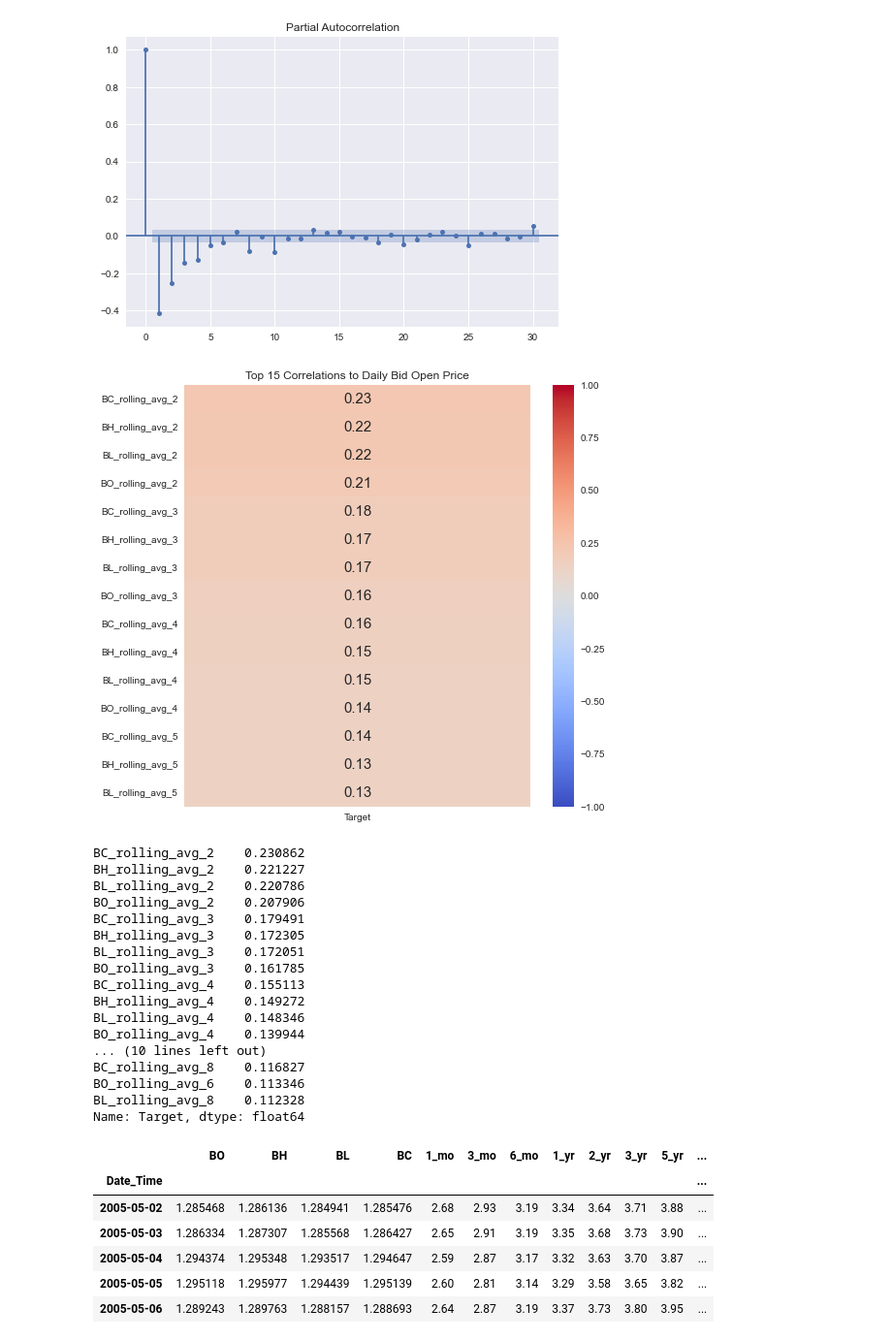
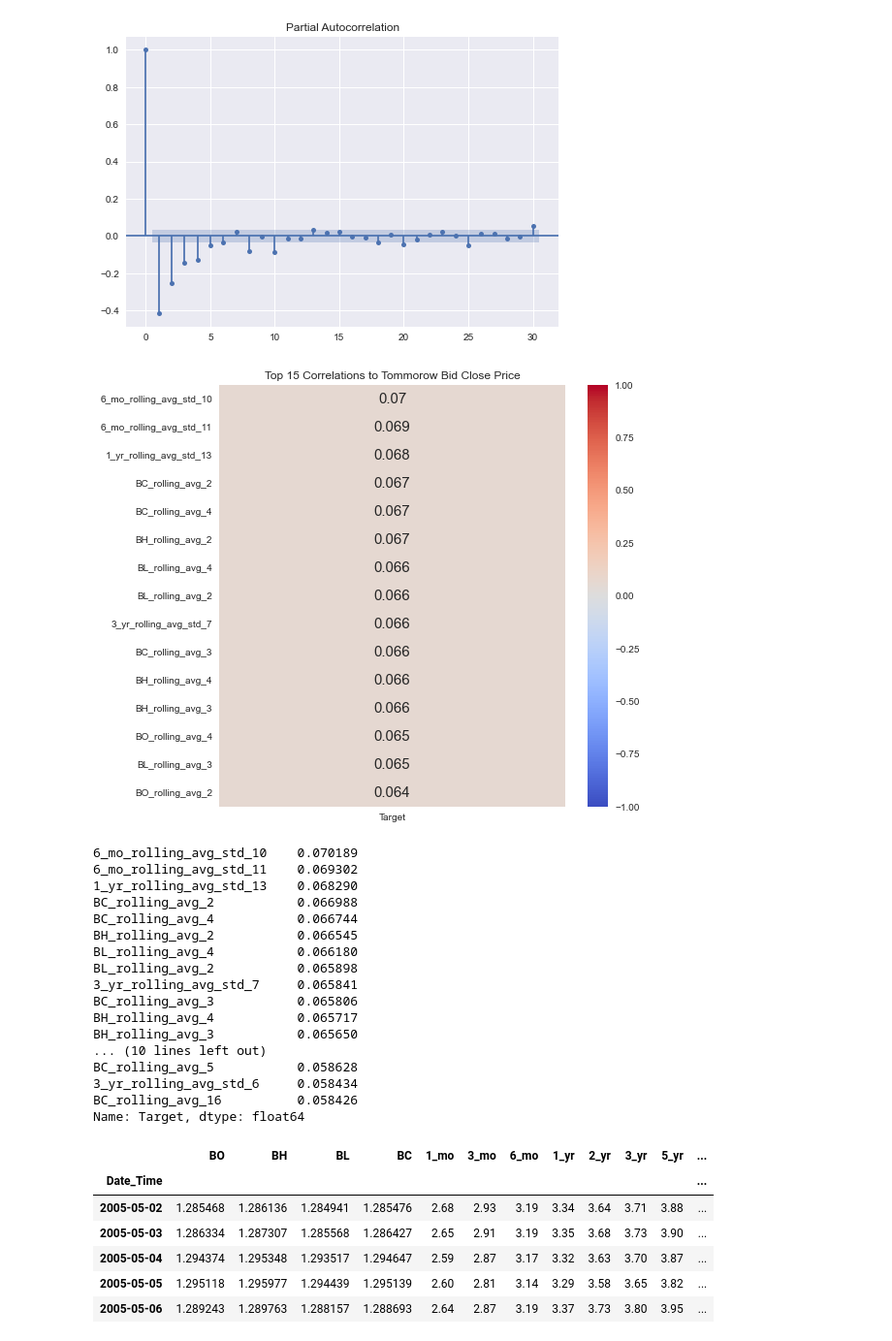
Before and after one commit to Spencerbuckner/EUR-USD-Time-Series-Analysis-ML-Model, a Jupyter notebook: code/Preprocessing & EDA.ipynb, the cells around one changed output. Shown at 97% size. Cells and saved outputs as stored; diff of their text form; code cells hidden in the pictures.

```diff
--- a/code/Preprocessing & EDA.ipynb
+++ b/code/Preprocessing & EDA.ipynb
@@ -287,8 +288,8 @@ for i in range(2,31):
         model_df[f'{col}_rolling_avg_std_{i}'] = df_merged[col].rolling(window=i, min_periods=0).std().shift(1)
 
 #target
-model_df['Target'] = df_merged['BO']
-
+model_df['Target'] = df_merged['BC'].shift(-1)
+model_df.dropna(inplace=True)
 # get rid of the trend
 model_df = model_df.diff() # or diff
 
@@ -360,29 +361,30 @@ import seaborn as sns
 # %%
 model_df_corr = model_df.corr()[['Target']].sort_values('Target', ascending=False)[1:16]
 plt.figure(figsize=(8, 8))
 sns.heatmap(model_df_corr, cmap='coolwarm', vmin=-1, vmax=1, annot=True, annot_kws={"size":15})
-plt.title('Top 15 Correlations to Daily Bid Open Price', size=12);
+plt.title('Top 15 Correlations to Tommorow Bid Close Price', size=12);
+plt.savefig('../visualizations/rolling_avg_std_corr_heatmap.png')
 # %% [output]
-[figure, old version]
+[figure, new version]
 # %%
 model_df.corr()['Target'].sort_values(ascending=False)[1:26]
 # %% [output]
-BC_rolling_avg_2    0.230862
-BH_rolling_avg_2    0.221227
-BL_rolling_avg_2    0.220786
-BO_rolling_avg_2    0.207906
-BC_rolling_avg_3    0.179491
-BH_rolling_avg_3    0.172305
-BL_rolling_avg_3    0.172051
-BO_rolling_avg_3    0.161785
-BC_rolling_avg_4    0.155113
-BH_rolling_avg_4    0.149272
-BL_rolling_avg_4    0.148346
-BO_rolling_avg_4    0.139944
+6_mo_rolling_avg_std_10    0.070189
+6_mo_rolling_avg_std_11    0.069302
+1_yr_rolling_avg_std_13    0.068290
+BC_rolling_avg_2           0.066988
+BC_rolling_avg_4           0.066744
+BH_rolling_avg_2           0.066545
+BL_rolling_avg_4           0.066180
+BL_rolling_avg_2           0.065898
+3_yr_rolling_avg_std_7     0.065841
+BC_rolling_avg_3           0.065806
+BH_rolling_avg_4           0.065717
+BH_rolling_avg_3           0.065650
 ... (10 lines left out)
-BC_rolling_avg_8    0.116827
-BO_rolling_avg_6    0.113346
-BL_rolling_avg_8    0.112328
+BC_rolling_avg_5           0.058628
+3_yr_rolling_avg_std_6     0.058434
+BC_rolling_avg_16          0.058426
 Name: Target, dtype: float64
 # %%
 df_merged
```
Also changed, not shown: parts of 3 cells of this notebook, 10 other files.
